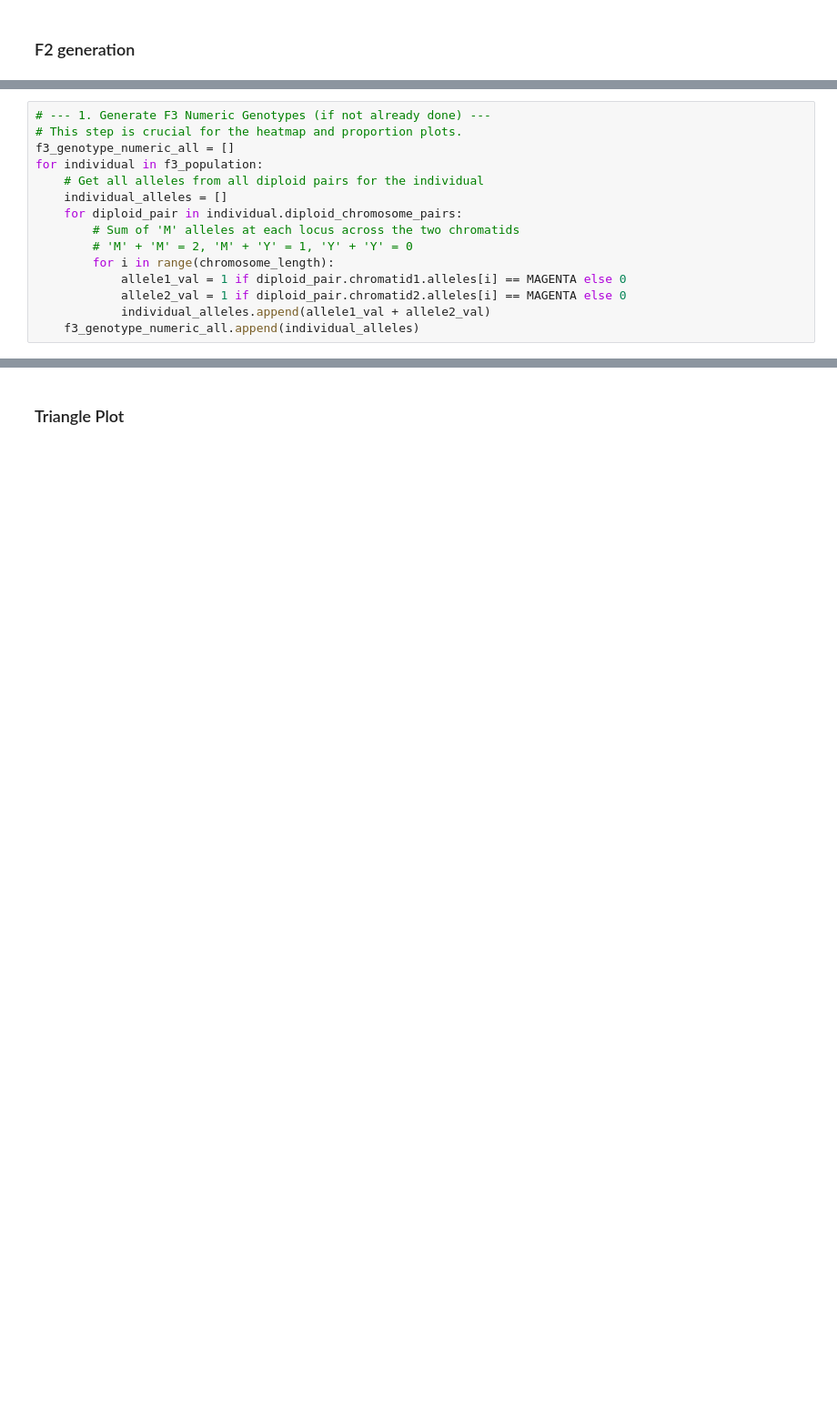
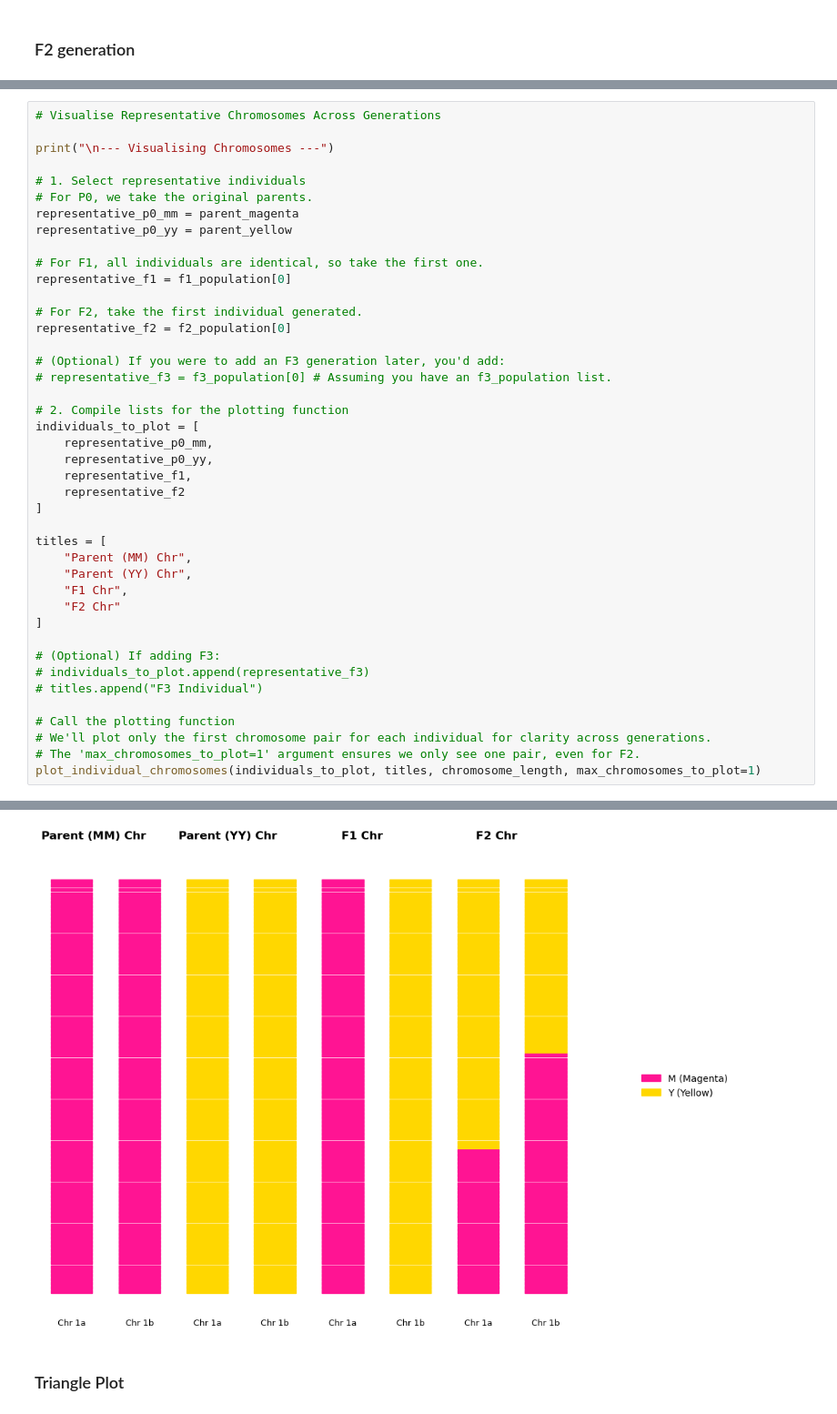
Before and after one commit to sophiagray2001/hybrid_sim_project, a Jupyter notebook: Hybrid_sim_v6.ipynb, the cells around one changed output, grey strips where cells are left out. Shown at 91% size. Drawn from its saved outputs; the diff is of its cells as text; blank space fills up the shorter version.

```diff
--- a/Hybrid_sim_v6.ipynb
+++ b/Hybrid_sim_v6.ipynb
@@ -762,15 +373,0 @@ Heterozygosity: 0.83
-# %%
-# --- 1. Generate F3 Numeric Genotypes (if not already done) ---
-# This step is crucial for the heatmap and proportion plots.
-f3_genotype_numeric_all = []
-for individual in f3_population:
-    # Get all alleles from all diploid pairs for the individual
-    individual_alleles = []
-    for diploid_pair in individual.diploid_chromosome_pairs:
-        # Sum of 'M' alleles at each locus across the two chromatids
-        # 'M' + 'M' = 2, 'M' + 'Y' = 1, 'Y' + 'Y' = 0
-        for i in range(chromosome_length):
-            allele1_val = 1 if diploid_pair.chromatid1.alleles[i] == MAGENTA else 0
-            allele2_val = 1 if diploid_pair.chromatid2.alleles[i] == MAGENTA else 0
-            individual_alleles.append(allele1_val + allele2_val)
-    f3_genotype_numeric_all.append(individual_alleles)
@@ -780,0 +811,43 @@ f3_heterozygosities = [ind.calculate_heterozygosity() for ind in f3_population]
+# %%
+# Visualise Representative Chromosomes Across Generations
+
+print("\n--- Visualising Chromosomes ---")
+
+# 1. Select representative individuals
+# For P0, we take the original parents.
+representative_p0_mm = parent_magenta
+representative_p0_yy = parent_yellow
+
+# For F1, all individuals are identical, so take the first one.
+representative_f1 = f1_population[0]
+
+# For F2, take the first individual generated.
+representative_f2 = f2_population[0]
+
+# (Optional) If you were to add an F3 generation later, you'd add:
+# representative_f3 = f3_population[0] # Assuming you have an f3_population list.
+
+# 2. Compile lists for the plotting function
+individuals_to_plot = [
+    representative_p0_mm,
+    representative_p0_yy,
+    representative_f1,
+    representative_f2
+]
+
+titles = [
+    "Parent (MM) Chr",
+    "Parent (YY) Chr",
+    "F1 Chr",
+    "F2 Chr"
+]
+
+# (Optional) If adding F3:
+# individuals_to_plot.append(representative_f3)
+# titles.append("F3 Individual")
+
+# Call the plotting function
+# We'll plot only the first chromosome pair for each individual for clarity across generations.
+# The 'max_chromosomes_to_plot=1' argument ensures we only see one pair, even for F2.
+plot_individual_chromosomes(individuals_to_plot, titles, chromosome_length, max_chromosomes_to_plot=1)
+# %% [output]
@@ -781,2 +855,3 @@ f3_heterozygosities = [ind.calculate_heterozygosity() for ind in f3_population]
+[figure, added]
 # %% [markdown]
 ### Triangle Plot
```
Also changed, not shown: parts of 48 cells of this notebook.
